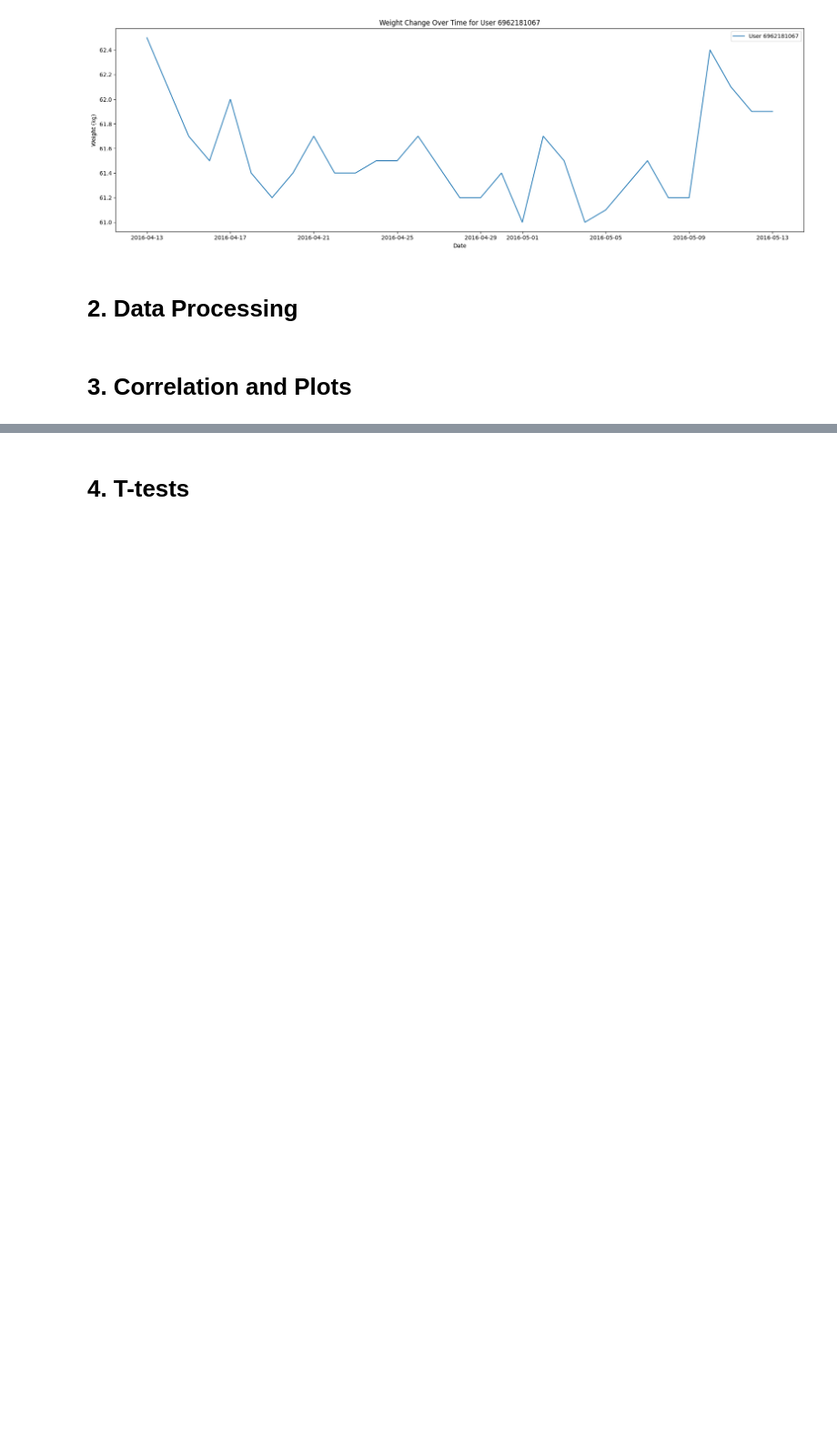
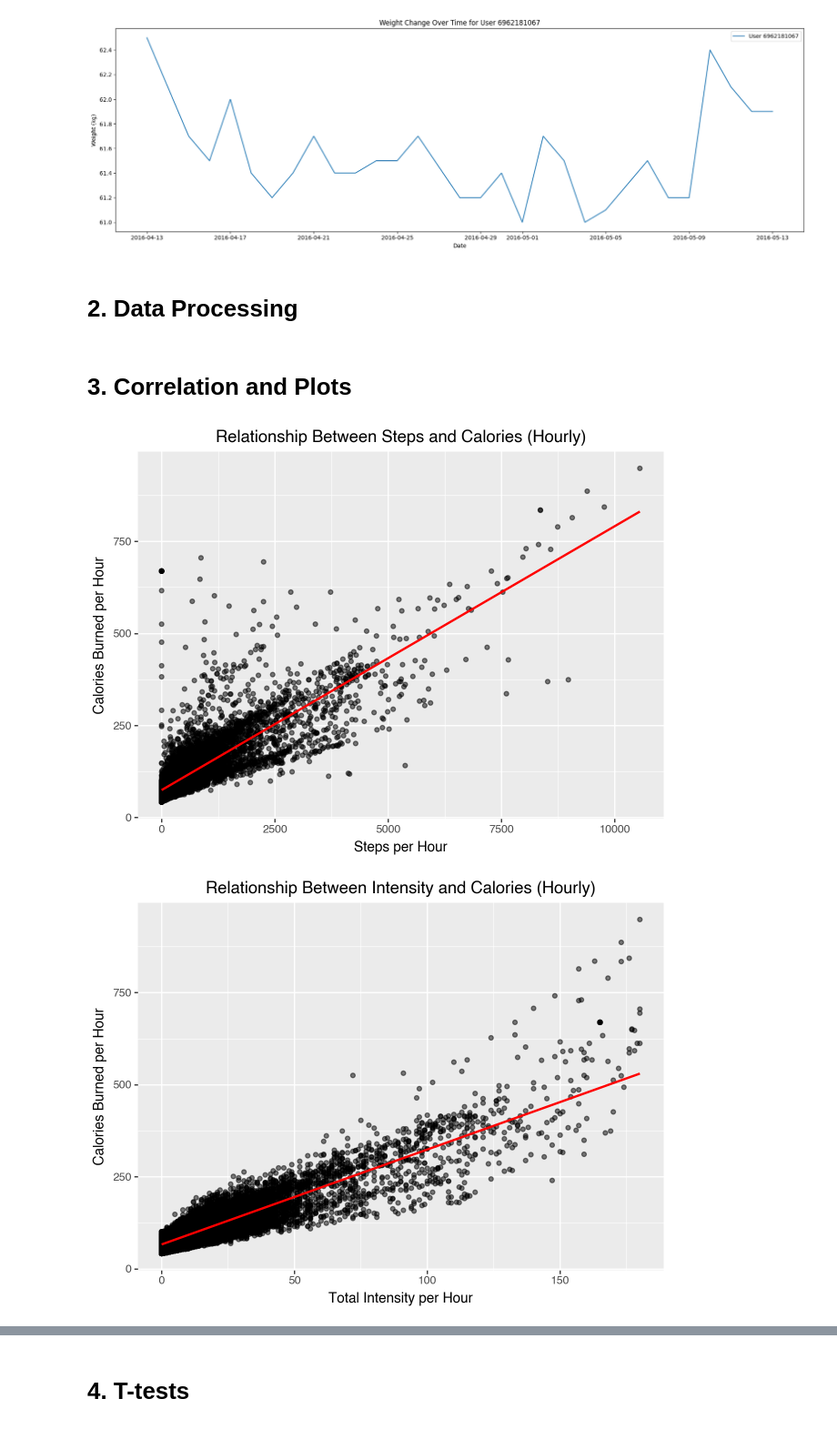
Before and after one commit to Colleen-L/fitbit-fitness-data-visualization, a Jupyter notebook: analysis.ipynb, the cells around one changed output, grey strips where cells are left out. Shown at 91% size. Cells and saved outputs as stored; diff of their text form; code cells hidden in the pictures; blank space fills up the shorter version.

Commit message:
correlation, plots, and t-tests; parts 3 and 4

```diff
--- a/analysis.ipynb
+++ b/analysis.ipynb
@@ -217,3 +270,36 @@ minutely_with_hr = minutely_merged.merge(hr_per_min, on=["Id", "Date"], how="lef
 # display(minutely_merged.tail())
 # %% [markdown]
 # 3. Correlation and Plots
+# %%
+# 3(a) use hourly datasets to create scatterplots showing relationship between...
+#####
+# Steps and Calories
+#####
+
+steps_vs_calories = (
+  ggplot(hourly_merged, aes(x="StepTotal", y="Calories")) +
+  geom_point(alpha = 0.5) +
+  geom_smooth(method="lm", color="red", se=False) +
+  labs(title="Relationship Between Steps and Calories (Hourly)",
+       x = "Steps per Hour",
+       y = "Calories Burned per Hour")
+)
+
+display(steps_vs_calories)
+
+#####
+# Intensity and Calories
+#####
+intensity_vs_calories = (
+  ggplot(hourly_merged, aes(x = "TotalIntensity", y="Calories")) +
+  geom_point(alpha = 0.5) +
+  geom_smooth(method="lm", color="red", se=False) +
+  labs(title="Relationship Between Intensity and Calories (Hourly)",
+       x = "Total Intensity per Hour",
+       y = "Calories Burned per Hour")
+)
+
+display(intensity_vs_calories)
+# %% [output]
+[figure, added]
+[figure, added]
```
Also changed, not shown: parts of 6 cells of this notebook.
